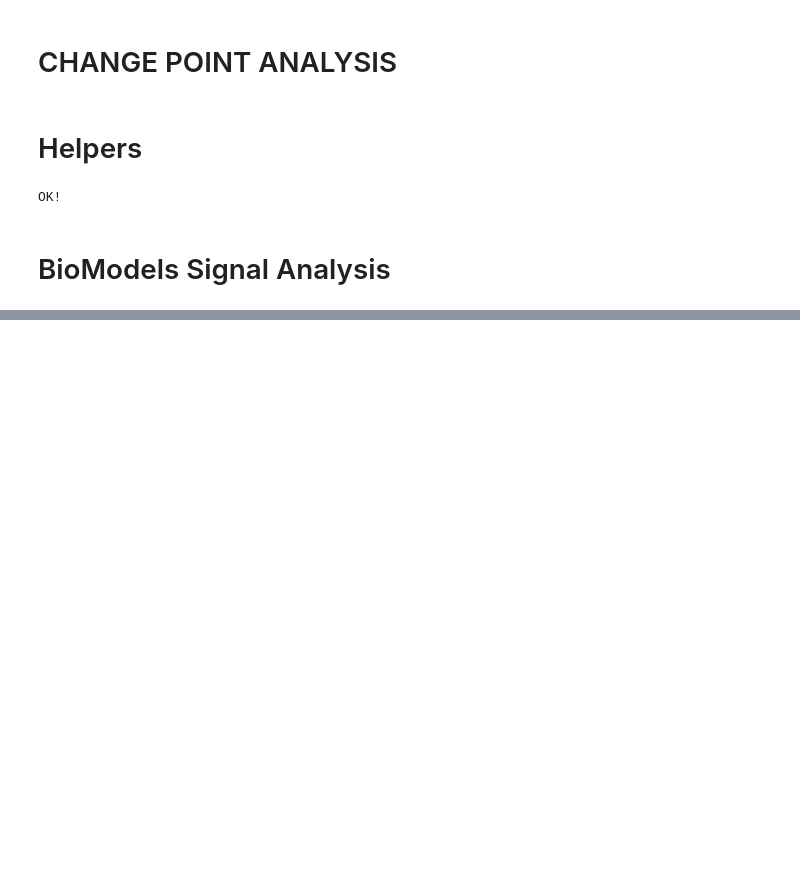
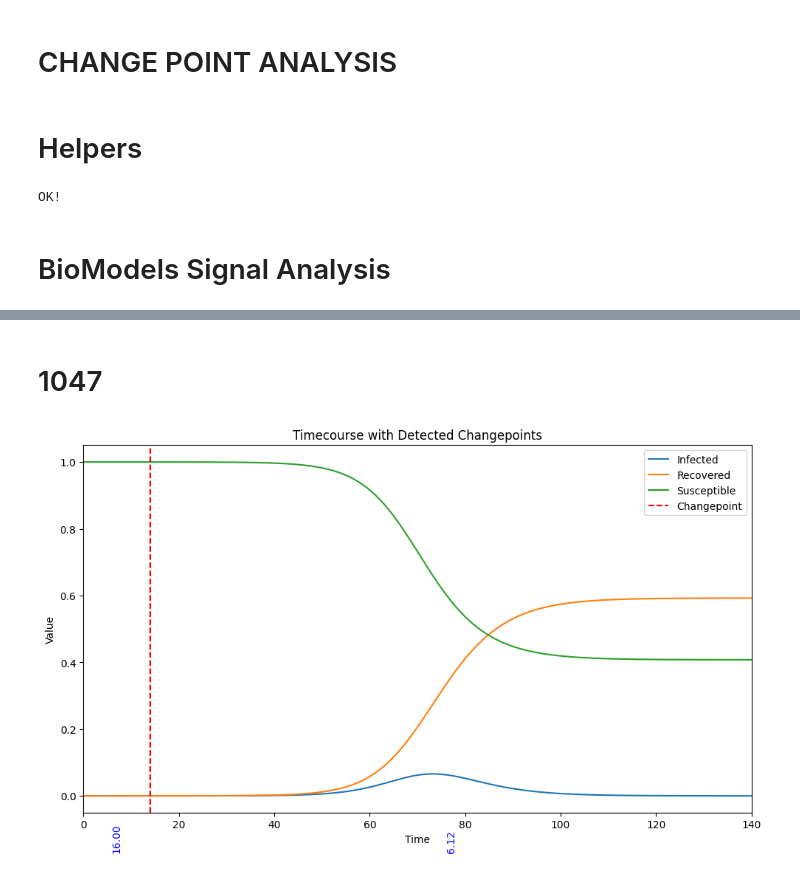
Before and after one commit to ModelEngineering/linearity_analysis, a Jupyter notebook: notebooks/change_point.ipynb, the cells around one changed output, grey strips where cells are left out. Cells and saved outputs as stored; diff of their text form; code cells hidden in the pictures; blank space fills up the shorter version.

Commit message:
Evaluating change point detector

```diff
--- a/notebooks/change_point.ipynb
+++ b/notebooks/change_point.ipynb
@@ -100,0 +84,2 @@ result.piecewise_system_discovery.plotPiecewise()
+# %% [markdown]
+# 1047
@@ -100,0 +92,19 @@ result.piecewise_system_discovery.plotPiecewise()
+# %%
+def makeDetector(model_num: int = 45, end_time: Optional[int] = None):
+    model_name = Model.getBiomodelName(model_num)
+    tc = Timecourse.makeBiomodelDF(model_name, num_point=1000, end_time=end_time)
+    disc = SystemDiscovery(
+        tc.timecourse_df,
+        threshold=0.001,
+        alpha=0.001,
+        is_normalize=False,
+    )
+    disc.fit()
+    return SystemDiscoveryChangepointDetector(disc), tc
+#
+# %%
+detector, tc = makeDetector(model_num=1045, end_time=140)
+detector.detect(max_changepoint=10, min_segment_length=100, min_fractional_reduction=0.001)
+fig, _ = detector.plotTimecourseWithChangepoints()
+# %% [output]
+[figure, added]
```
Also changed, not shown: parts of 7 cells of this notebook, 3 other files.
